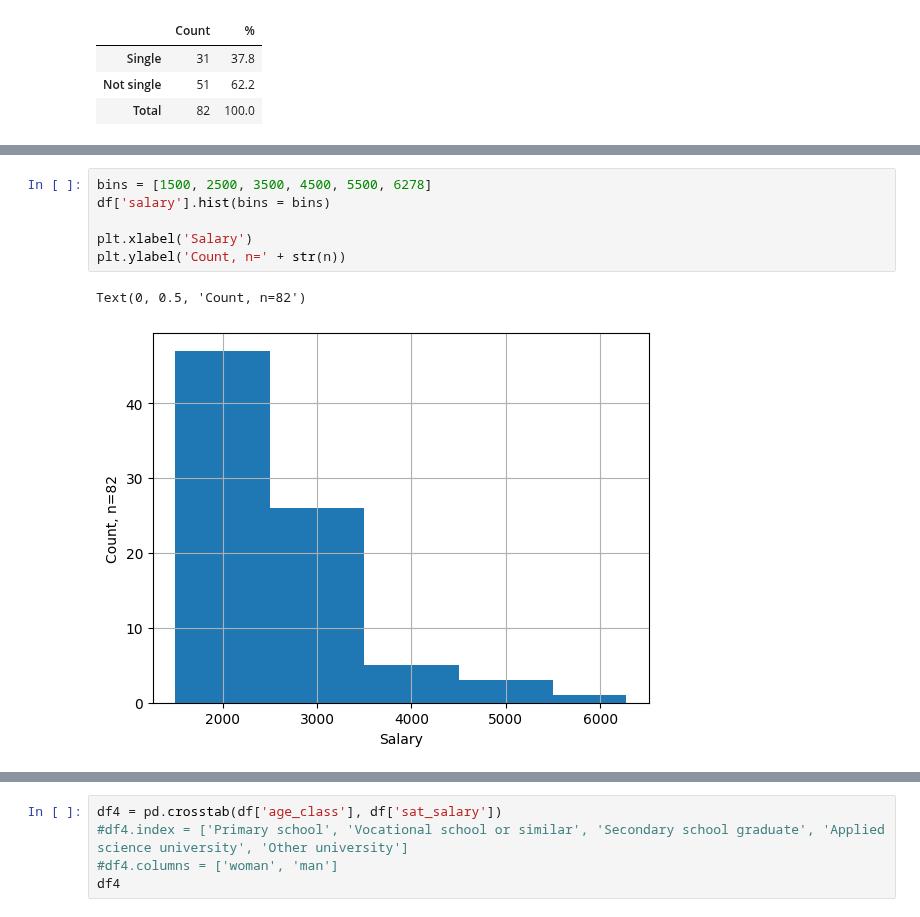
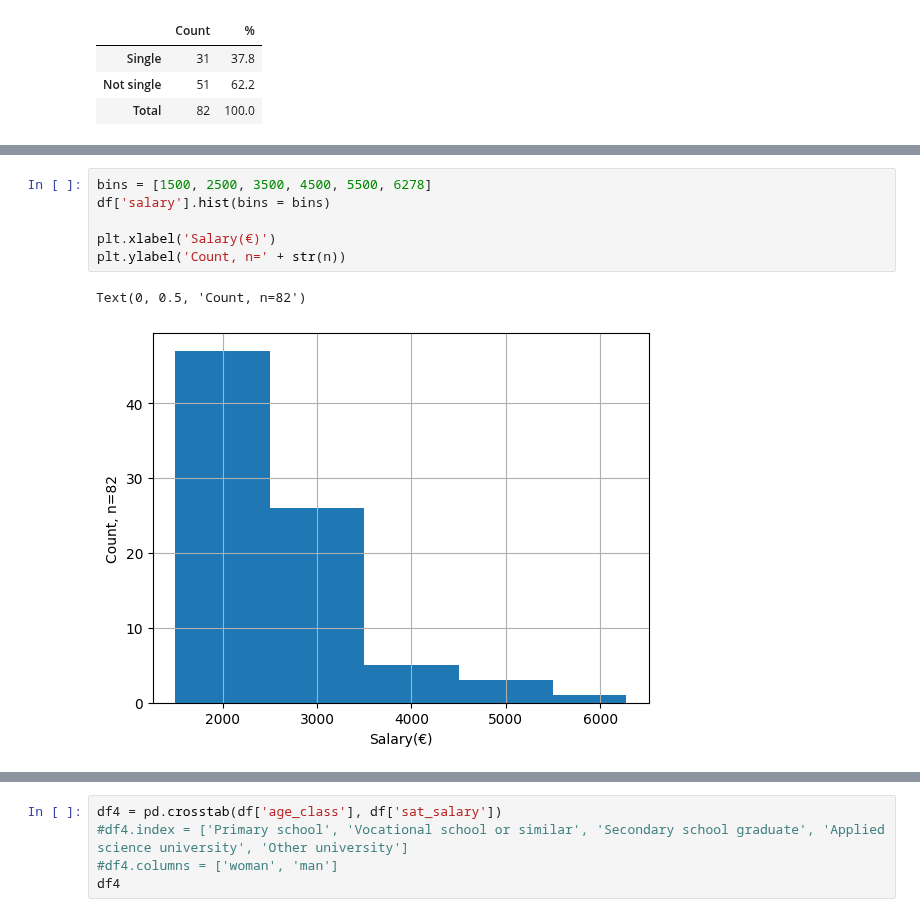
Before and after one commit to jemlau/DataAnalysisProject, a Jupyter notebook: harjotustyöHANNA.ipynb, the cells around one changed output, grey strips where cells are left out. Drawn from its saved outputs; the diff is of its cells as text.

```diff
--- a/harjotustyöHANNA.ipynb
+++ b/harjotustyöHANNA.ipynb
@@ -65,9 +65,9 @@ df_salary.round(decimals=1)
 # %%
 bins = [1500, 2500, 3500, 4500, 5500, 6278]
 df['salary'].hist(bins = bins)
 
-plt.xlabel('Salary')
+plt.xlabel('Salary(€)')
 plt.ylabel('Count, n=' + str(n))
 # %% [output]
 Text(0, 0.5, 'Count, n=82')
-[figure, old version]
+[figure, new version]
```
Also changed, not shown: parts of 11 cells of this notebook.
